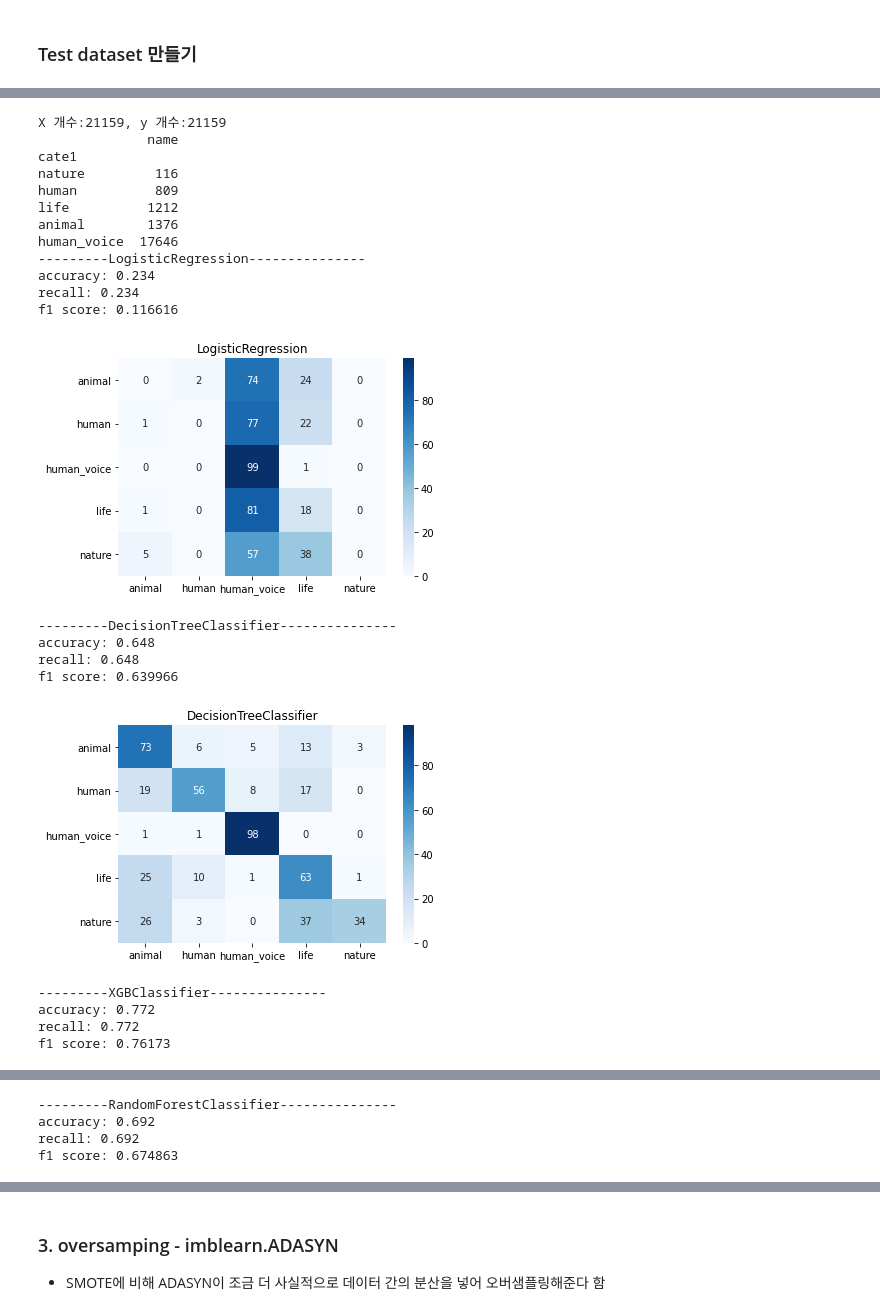
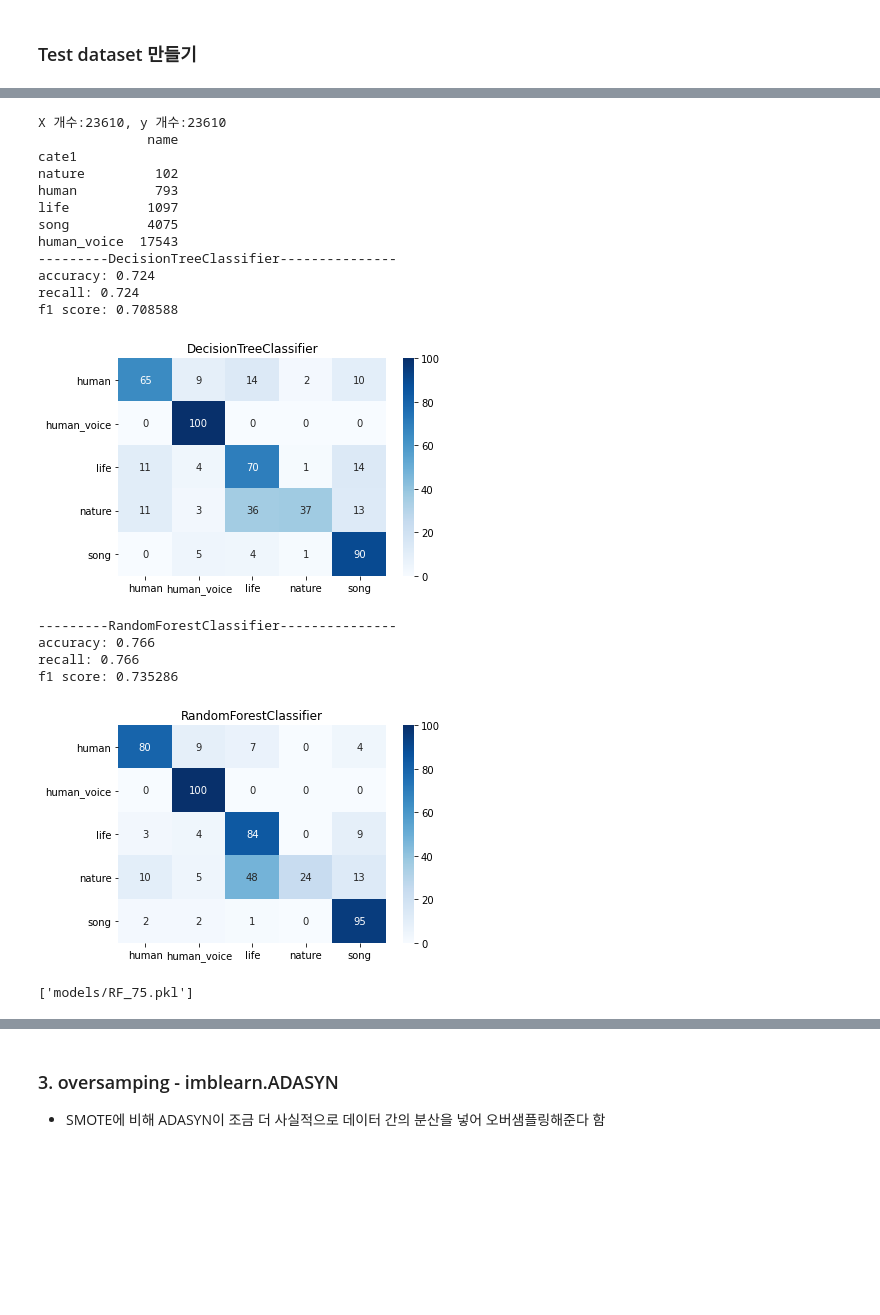
Before and after one commit to HyunjinKIM-Chloe/sai, a Jupyter notebook: codes/human_sound_trial_report_210117.ipynb, the cells around one changed output, grey strips where cells are left out. Drawn from its saved outputs; the diff is of its cells as text; code cells hidden in the pictures; blank space fills up the shorter version.

Commit message:
Add: human voice cls modeling
human, human voice, song, life, nature

```diff
--- a/codes/human_sound_trial_report_210117.ipynb
+++ b/codes/human_sound_trial_report_210117.ipynb
@@ -167,4 +182,6 @@ print("너무 짧은 outlier 제외: ", len(short_out))
 # %%
 final_df = result_df.drop(long_out+short_out, axis=0)
+final_df.drop(['name_y', 'cate1'],axis=1, inplace=True)
+final_df.rename(columns={'name_x':'name', 'label':'cate1'},inplace=True)
 final_df
 # %% [output]
@@ -238,7 +255,7 @@ def model_fit_kfold(model):
     print("recall:", round(recall_score(y_test, y_pred, labels=np.unique(y_test), average='macro'),6))
     print("f1 score:", round(f1_score(y_test, y_pred, labels=np.unique(y_test), average='macro'),6))
 #     print("Cross Validation Score:", cross_val_score(model, pd.concat([X_train, X_test]), pd.concat([y_train, y_test]), cv=kfold))
-    ax = sns.heatmap(cf, annot=True, xticklabels=np.unique(y), yticklabels=np.unique(y), fmt="d", cmap="Blues")
+    ax = sns.heatmap(cf, annot=True, xticklabels=np.unique(y_test), yticklabels=np.unique(y_test), fmt="d", cmap="Blues")
     plt.title(str(model).split('(')[0])
     plt.show()
     return model, y_pred
@@ -263,12 +282,12 @@ def check_false_pred(y_pred):
 # %%
 ### random samping으로 라벨별 test 데이터 뽑아두기
-test_df = result_df.copy()
-test_nature = test_df[test_df['cate1']=='nature'].sample(n=100, random_state=1)
-test_human = test_df[test_df['cate1']=='human'].sample(n=100, random_state=13)
-test_life = test_df[test_df['cate1']=='life'].sample(n=100, random_state=13)
-test_animal = test_df[test_df['cate1']=='animal'].sample(n=100, random_state=13)
-test_human_voice = test_df[test_df['cate1']=='human_voice'].sample(n=100, random_state=13)
-test_df = pd.concat([test_nature, test_human,test_life, test_animal, test_human_voice])
+test_df = final_df.copy()
+test_1 = test_df[test_df['cate1']=='human'].sample(n=100, random_state=13)
+test_2 = test_df[test_df['cate1']=='human_voice'].sample(n=100, random_state=13)
+test_3 = test_df[test_df['cate1']=='life'].sample(n=100, random_state=13)
+test_4 = test_df[test_df['cate1']=='nature'].sample(n=100, random_state=13)
+test_5 = test_df[test_df['cate1']=='song'].sample(n=100, random_state=13)
+test_df = pd.concat([test_1, test_2,test_3, test_4, test_5])
 test_df.groupby('cate1').count().sort_values('name')[['name']]
 # %% [output]
 |  | name |
@@ -292,5 +327,5 @@ nature        100
 # %%
-train_df = result_df.drop(test_df.index, axis=0)
+train_df = final_df.drop(test_df.index, axis=0)
 train_df.groupby('cate1').count().sort_values('name')[['name']]
 # %% [output]
 |  | name |
@@ -303,35 +338,34 @@ train_df.groupby('cate1').count().sort_values('name')[['name']]
 # %%
 X_train, y_train = make_train_test(train_df)
-print("---------LogisticRegression---------------")
-lr_model, lr_y_pred = model_fit_kfold(LogisticRegression())
+# print("---------LogisticRegression---------------")
+# lr_model, lr_y_pred = model_fit_kfold(LogisticRegression())
 print("---------DecisionTreeClassifier---------------")
 dt_model, dt_y_pred = model_fit_kfold(DecisionTreeClassifier())
-print("---------XGBClassifier---------------")
-xgb_model, xgb_y_pred = model_fit_kfold(XGBClassifier(num_class=5,
-                                           learning_rate=0.1,
-                                           eval_metric='mlogloss'))
+# print("---------XGBClassifier---------------")
+# xgb_model, xgb_y_pred = model_fit_kfold(XGBClassifier(num_class=5,
+#                                            learning_rate=0.1,
+#                                            eval_metric='mlogloss'))
 print("---------RandomForestClassifier---------------")
 rf_model, rf_y_pred = model_fit_kfold(RandomForestClassifier(n_estimators=10, random_state=13, oob_score=True))
+# 모델 저장
+joblib.dump(rf_model, 'models/RF_75.pkl')
 # %% [output]
-X 개수:21159, y 개수:21159
+X 개수:23610, y 개수:23610
               name
 cate1
-nature         116
-human          809
-life          1212
-animal        1376
-human_voice  17646
----------LogisticRegression---------------
-accuracy: 0.234
-recall: 0.234
-f1 score: 0.116616
+nature         102
+human          793
+life          1097
+song          4075
+human_voice  17543
+---------DecisionTreeClassifier---------------
+accuracy: 0.724
+recall: 0.724
+f1 score: 0.708588
-[figure, old version]
+[figure, new version]
----------DecisionTreeClassifier---------------
-accuracy: 0.648
-recall: 0.648
-f1 score: 0.639966
+---------RandomForestClassifier---------------
+accuracy: 0.766
+recall: 0.766
+f1 score: 0.735286
-[figure, old version]
+[figure, new version]
----------XGBClassifier---------------
-accuracy: 0.772
-recall: 0.772
-f1 score: 0.76173
+['models/RF_75.pkl']
@@ -339,4 +371,0 @@ f1 score: 0.76173
----------RandomForestClassifier---------------
-accuracy: 0.692
-recall: 0.692
-f1 score: 0.674863
```
Also changed, not shown: parts of 34 cells of this notebook, 4 other files.
